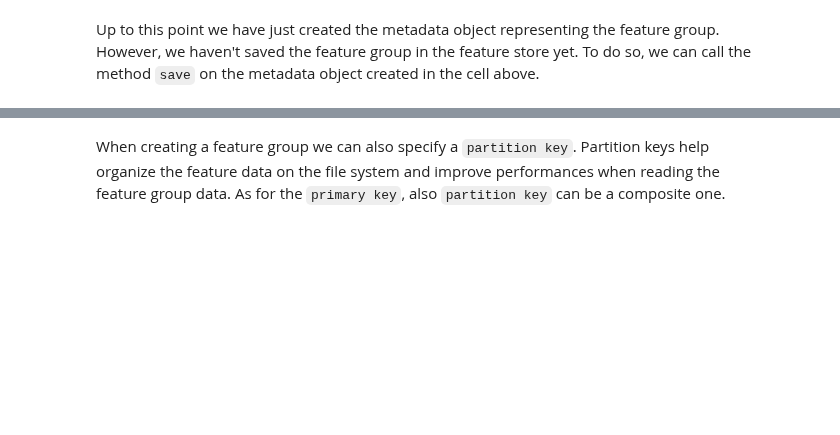
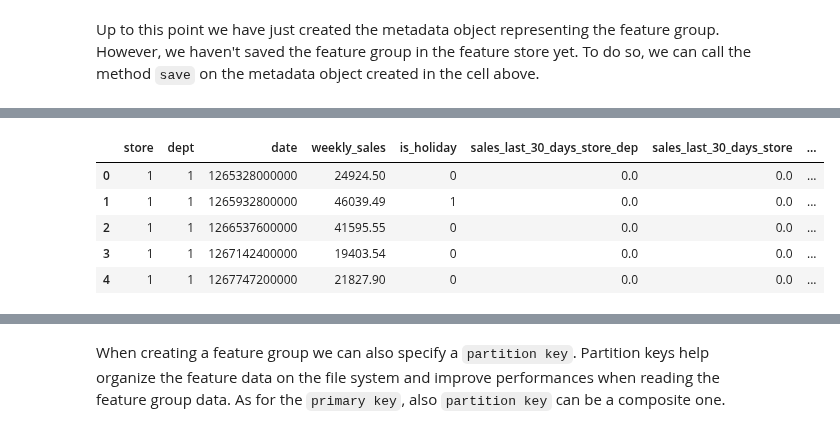
Before and after one commit to logicalclocks/hops-examples, a Jupyter notebook: notebooks/featurestore/hsfs/basics/feature_engineering.ipynb, the cells around one changed output, grey strips where cells are left out. Drawn from its saved outputs; the diff is of its cells as text; code cells hidden in the pictures; blank space fills up the shorter version.

```diff
--- a/notebooks/featurestore/hsfs/basics/feature_engineering.ipynb
+++ b/notebooks/featurestore/hsfs/basics/feature_engineering.ipynb
@@ -84,0 +97,3 @@ sales_csv = spark.read\
+# %%
+sales_csv = pd.read_csv(project_path + 'Jupyter/archive/sales data-set.csv')
+sales_csv.head()
@@ -146,0 +159,3 @@ Differently from the `store_fg`, for the `sales_fg` we are going to define a com
+# %%
+sales_csv.date = sales_csv.date.apply(timestamp_2_time)
+sales_csv.head()
@@ -147,3 +169,19 @@ Differently from the `store_fg`, for the `sales_fg` we are going to define a com
+# %%
+windows = [30,90,180,365]
+
+for window in windows:
+    sales_csv[f'sales_last_{window}_days_store_dep'] = sales_csv.groupby('store').weekly_sales.rolling(window = window).sum().fillna(0).reset_index(drop = True)
+    sales_csv[f'sales_last_{window}_days_store'] = sales_csv.groupby('store').weekly_sales.rolling(window = window).sum().fillna(0).reset_index(drop = True)
+
+sales_csv.is_holiday = sales_csv.is_holiday.apply(int)
+sales_csv.head()
+# %% [output]
+|  | store | dept | date | weekly_sales | is_holiday | sales_last_30_days_store_dep | sales_last_30_days_store | ... |
+| 0 | 1 | 1 | 1265328000000 | 24924.50 | 0 | 0.0 | 0.0 | ... |
+| 1 | 1 | 1 | 1265932800000 | 46039.49 | 1 | 0.0 | 0.0 | ... |
+| 2 | 1 | 1 | 1266537600000 | 41595.55 | 0 | 0.0 | 0.0 | ... |
+| 3 | 1 | 1 | 1267142400000 | 19403.54 | 0 | 0.0 | 0.0 | ... |
+| 4 | 1 | 1 | 1267747200000 | 21827.90 | 0 | 0.0 | 0.0 | ... |
 # %%
 sales_fg_meta = fs.create_feature_group(
     name = "sales_fg",
```
Also changed, not shown: parts of 42 cells of this notebook, 2 other files.
